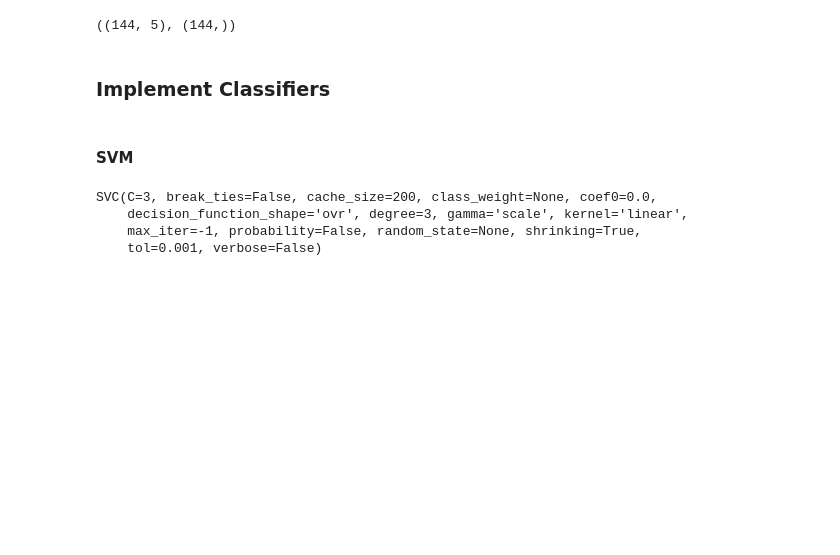
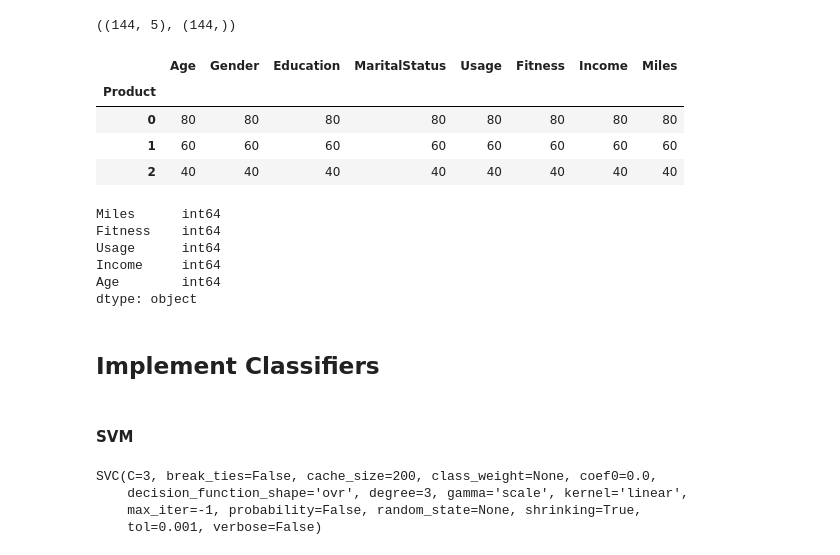
Before and after one commit to DhruvG17/CardioGoodFitness, a Jupyter notebook: Cardio_Good_Fitness.ipynb, the cells around one changed output. Cells and saved outputs as stored; diff of their text form; code cells hidden in the pictures; blank space fills up the shorter version.

```diff
--- a/Cardio_Good_Fitness.ipynb
+++ b/Cardio_Good_Fitness.ipynb
@@ -113,8 +138,25 @@ x_train, x_test, y_train, y_test = train_test_split(X, cardio_df.Product, test_s
 x_train.shape, y_train.shape # check if the shape of the splits are correct
 # %% [output]
 ((144, 5), (144,))
+# %%
+cardio_df.groupby('Product').count() # we have a slight imbalance in the data
+# %% [output]
+|  | Age | Gender | Education | MaritalStatus | Usage | Fitness | Income | Miles |
+| Product |  |  |  |  |  |  |  |  |
+| 0 | 80 | 80 | 80 | 80 | 80 | 80 | 80 | 80 |
+| 1 | 60 | 60 | 60 | 60 | 60 | 60 | 60 | 60 |
+| 2 | 40 | 40 | 40 | 40 | 40 | 40 | 40 | 40 |
+# %%
+X.dtypes
+# %% [output]
+Miles      int64
+Fitness    int64
+Usage      int64
+Income     int64
+Age        int64
+dtype: object
 # %% [markdown]
-### Implement Classifiers
+## Implement Classifiers
 # %% [markdown]
 #### SVM
 # %%
```
Also changed, not shown: parts of 5 cells of this notebook.
